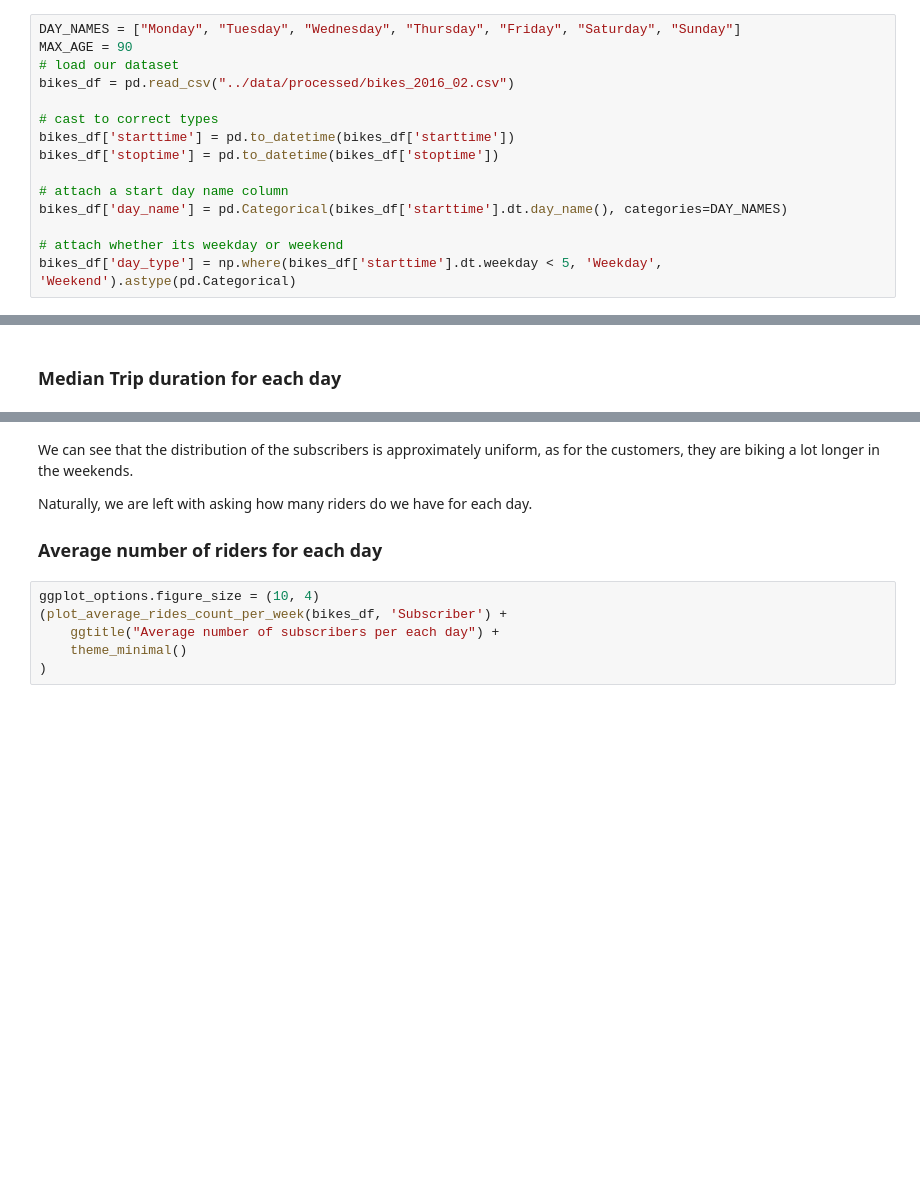
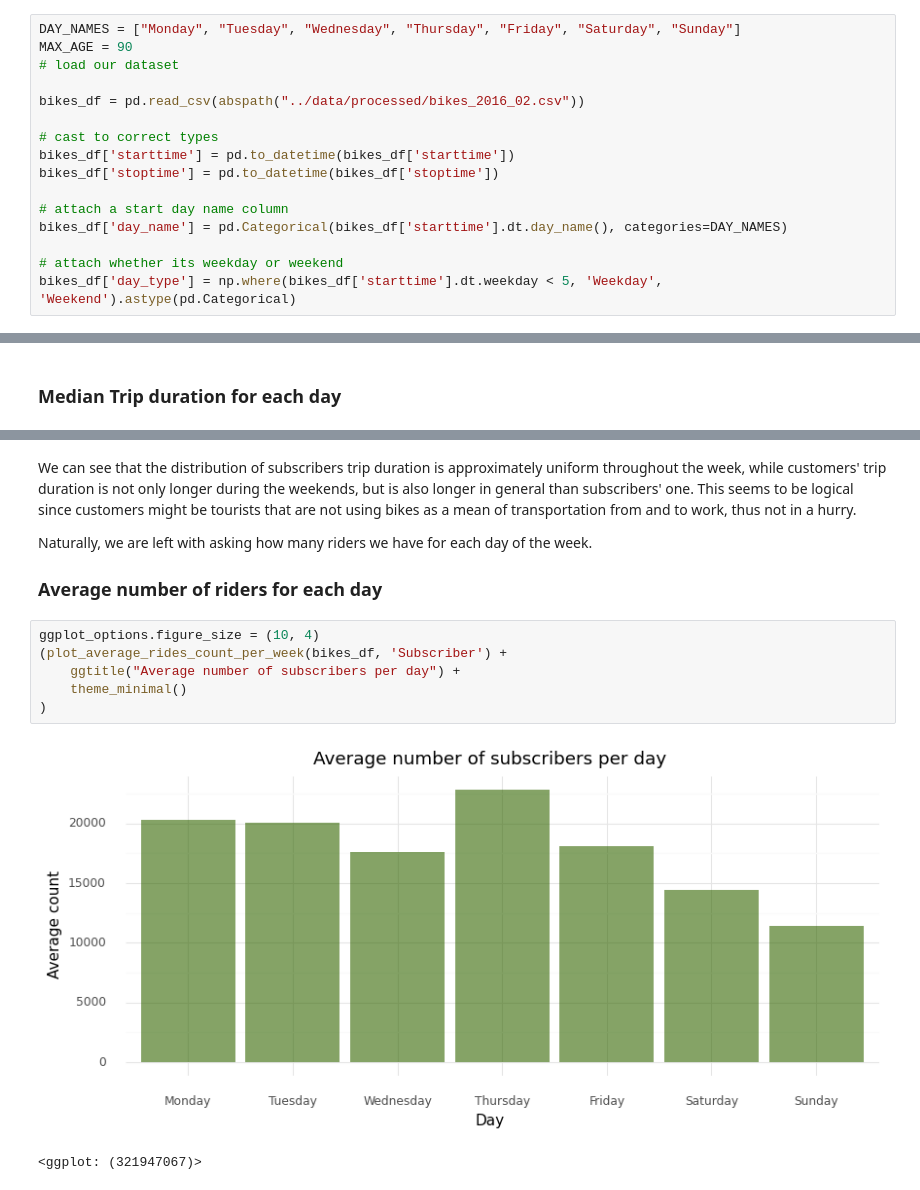
Before and after one commit to nshahpazov/nyc-bikership-analysis, a Jupyter notebook: src/02-exploratory-data-analysis.ipynb, the cells around one changed output, grey strips where cells are left out. Drawn from its saved outputs; the diff is of its cells as text; blank space fills up the shorter version.

```diff
--- a/src/02-exploratory-data-analysis.ipynb
+++ b/src/02-exploratory-data-analysis.ipynb
@@ -30,7 +25,8 @@ ggplot_options.figure_size = (6, 3)
 DAY_NAMES = ["Monday", "Tuesday", "Wednesday", "Thursday", "Friday", "Saturday", "Sunday"]
 MAX_AGE = 90
 # load our dataset
-bikes_df = pd.read_csv("../data/processed/bikes_2016_02.csv")
+
+bikes_df = pd.read_csv(abspath("../data/processed/bikes_2016_02.csv"))
 
 # cast to correct types
 bikes_df['starttime'] = pd.to_datetime(bikes_df['starttime'])
@@ -143,12 +160,15 @@ ggplot_options.figure_size = (6, 4)
 # %% [markdown]
-We can see that the distribution of the subscribers is approximately uniform, as for the customers, they are biking a lot longer in the weekends.
+We can see that the distribution of subscribers trip duration is approximately uniform throughout the week, while customers' trip duration is not only longer during the weekends, but is also longer in general than subscribers' one. This seems to be logical since customers might be tourists that are not using bikes as a mean of transportation from and to work, thus not in a hurry.
 
-Naturally, we are left with asking how many riders do we have for each day.
+Naturally, we are left with asking how many riders we have for each day of the week.
 
 ### **Average number of riders for each day**
 # %%
 ggplot_options.figure_size = (10, 4)
 (plot_average_rides_count_per_week(bikes_df, 'Subscriber') +
-    ggtitle("Average number of subscribers per each day") +
+    ggtitle("Average number of subscribers per day") +
     theme_minimal()
 )
+# %% [output]
+[figure, added]
+<ggplot: (321947067)>
```
Also changed, not shown: parts of 21 cells of this notebook, 6 other files.
